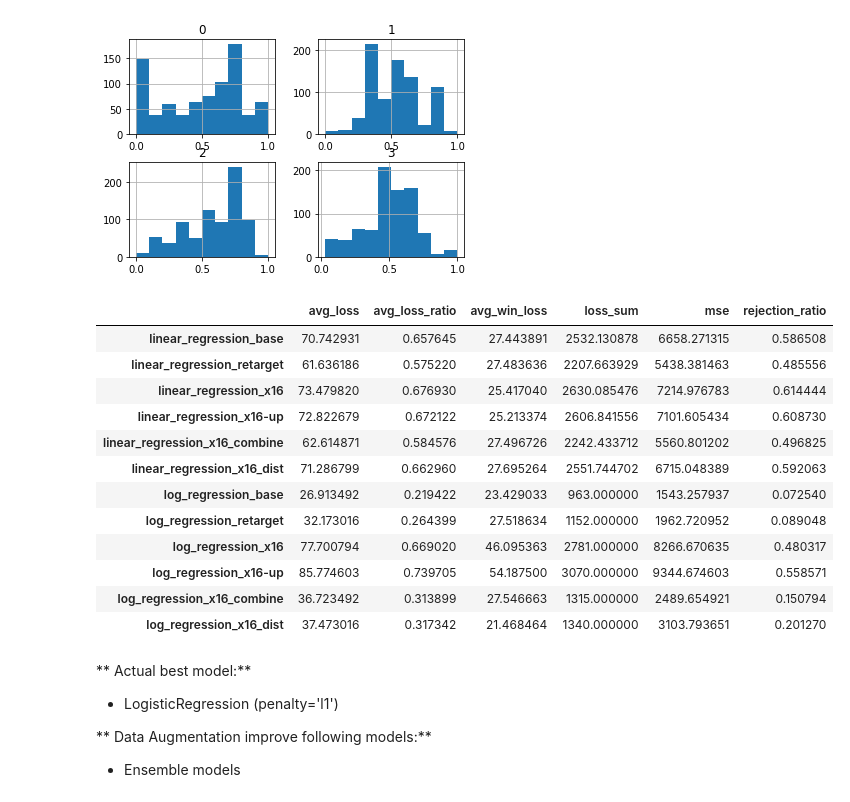
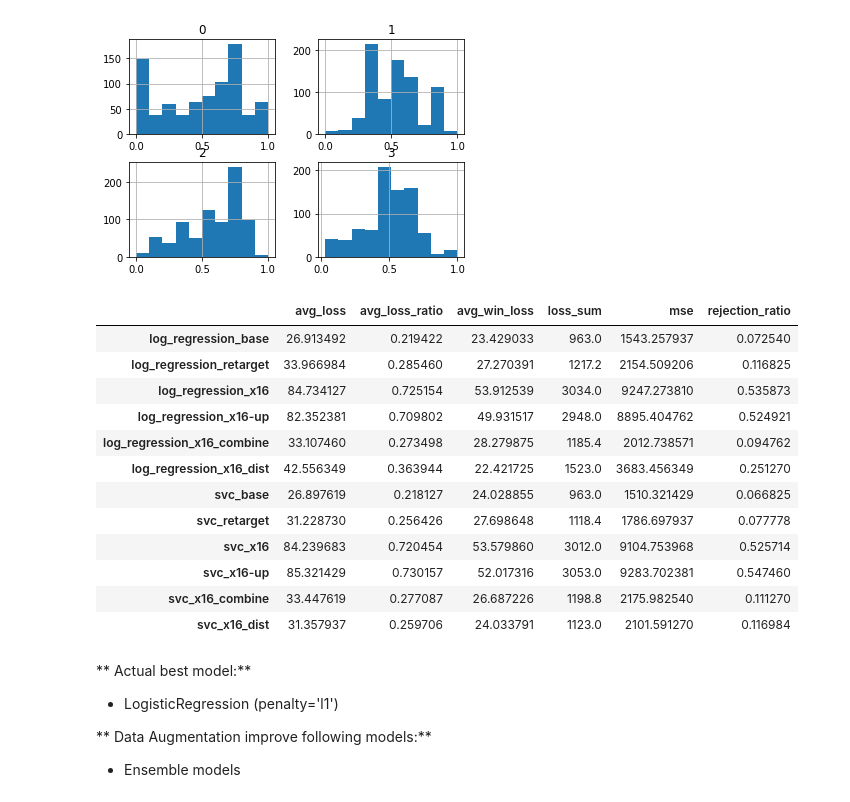
Before and after one commit to afranck64/ultimatum, a Jupyter notebook: notebooks/Data.ipynb, the cells around one changed output. Drawn from its saved outputs; the diff is of its cells as text; code cells hidden in the pictures.

```diff
--- a/notebooks/Data.ipynb
+++ b/notebooks/Data.ipynb
@@ -23,7 +23,10 @@ df['effort'] = df_effort['time_spent_prop'] * df_effort['count_effort']
 df = df[['time_spent_risk', 'cells', 'selfish', 'effort',
          'Honesty_Humility','Extraversion', 'Agreeableness', 'min_offer']]
 
-df = df[['selfish','Honesty_Humility','Extraversion', 'Agreeableness', 'min_offer']]
+df = df[['effort', 'selfish','Honesty_Humility','Extraversion', 'Agreeableness', 'min_offer']]
+
+MAX_ACCEPTABLE_MIN_OFFER = 150
+df = df[df['min_offer'] <= MAX_ACCEPTABLE_MIN_OFFER]
 
 
 NORMALISE_DATA = True
@@ -339,46 +342,47 @@ from sklearn.ensemble.bagging import BaggingRegressor, DecisionTreeRegressor, De
 from sklearn.svm import SVR, SVC
 from sklearn.neural_network import MLPRegressor
 benchmark_models = {
-    'linear_regression': LinearRegression(),
+    #'linear_regression': LinearRegression(),
+    'svc': SVC(gamma='auto'),
     'log_regression': LogisticRegression(penalty='l1', solver='liblinear', multi_class='auto'),
 }
 
 augment_params = {
     'base': {},
     'retarget': {'retarget': True, 'distance': 10},
 #     'x2': {'size':len(xTrain)*2},
 #     'x2-up': {'size':len(xTrain)*2, 'upsample': True},
 #     'x2+xy': {'size':len(xTrain)*2, 'include_xy':True},
 #     'x4': {'size': len(xTrain)*4},
 #     'x4+xy-up': {'size': len(xTrain)*4, 'include_xy':True, 'upsample':True},
     'x16': {'size': len(xTrain)*16},
     'x16-up': {'size': len(xTrain)*16, 'upsample': True},
     'x16_dist': {'size': len(xTrain)*16, 'distribution': True},
     'x16_combine': {'size': len(xTrain)*16, 'retarget': True, 'distribution': True, 'upsample': True},
 }
 
 results = {}
 for key, model in benchmark_models.items():
     for aug_key, aug_params in augment_params.items():
         results[key+"_" + aug_key] = process_benchmark_cv(model=model, X=x, y=y.ravel(), augment_kwargs=aug_params)
 
 results_mean = {key: item.mean() for key, item in results.items()}
 results_std = {key: item.std() for key, item in results.items()}
 pd.DataFrame(results_mean).T
 # %% [output]
 |  | avg_loss | avg_loss_ratio | avg_win_loss | loss_sum | mse | rejection_ratio |
-| linear_regression_base | 70.742931 | 0.657645 | 27.443891 | 2532.130878 | 6658.271315 | 0.586508 |
-| linear_regression_retarget | 61.636186 | 0.575220 | 27.483636 | 2207.663929 | 5438.381463 | 0.485556 |
-| linear_regression_x16 | 73.479820 | 0.676930 | 25.417040 | 2630.085476 | 7214.976783 | 0.614444 |
-| linear_regression_x16-up | 72.822679 | 0.672122 | 25.213374 | 2606.841556 | 7101.605434 | 0.608730 |
-| linear_regression_x16_combine | 62.614871 | 0.584576 | 27.496726 | 2242.433712 | 5560.801202 | 0.496825 |
-| linear_regression_x16_dist | 71.286799 | 0.662960 | 27.695264 | 2551.744702 | 6715.048389 | 0.592063 |
-| log_regression_base | 26.913492 | 0.219422 | 23.429033 | 963.000000 | 1543.257937 | 0.072540 |
-| log_regression_retarget | 32.173016 | 0.264399 | 27.518634 | 1152.000000 | 1962.720952 | 0.089048 |
-| log_regression_x16 | 77.700794 | 0.669020 | 46.095363 | 2781.000000 | 8266.670635 | 0.480317 |
-| log_regression_x16-up | 85.774603 | 0.739705 | 54.187500 | 3070.000000 | 9344.674603 | 0.558571 |
-| log_regression_x16_combine | 36.723492 | 0.313899 | 27.546663 | 1315.000000 | 2489.654921 | 0.150794 |
-| log_regression_x16_dist | 37.473016 | 0.317342 | 21.468464 | 1340.000000 | 3103.793651 | 0.201270 |
+| log_regression_base | 26.913492 | 0.219422 | 23.429033 | 963.0 | 1543.257937 | 0.072540 |
+| log_regression_retarget | 33.966984 | 0.285460 | 27.270391 | 1217.2 | 2154.509206 | 0.116825 |
+| log_regression_x16 | 84.734127 | 0.725154 | 53.912539 | 3034.0 | 9247.273810 | 0.535873 |
+| log_regression_x16-up | 82.352381 | 0.709802 | 49.931517 | 2948.0 | 8895.404762 | 0.524921 |
+| log_regression_x16_combine | 33.107460 | 0.273498 | 28.279875 | 1185.4 | 2012.738571 | 0.094762 |
+| log_regression_x16_dist | 42.556349 | 0.363944 | 22.421725 | 1523.0 | 3683.456349 | 0.251270 |
+| svc_base | 26.897619 | 0.218127 | 24.028855 | 963.0 | 1510.321429 | 0.066825 |
+| svc_retarget | 31.228730 | 0.256426 | 27.698648 | 1118.4 | 1786.697937 | 0.077778 |
+| svc_x16 | 84.239683 | 0.720454 | 53.579860 | 3012.0 | 9104.753968 | 0.525714 |
+| svc_x16-up | 85.321429 | 0.730157 | 52.017316 | 3053.0 | 9283.702381 | 0.547460 |
+| svc_x16_combine | 33.447619 | 0.277087 | 26.687226 | 1198.8 | 2175.982540 | 0.111270 |
+| svc_x16_dist | 31.357937 | 0.259706 | 24.033791 | 1123.0 | 2101.591270 | 0.116984 |
 # %% [markdown]
 ** Actual best model:**
 - LogisticRegression (penalty='l1')
```
Also changed, not shown: 2 other files.
